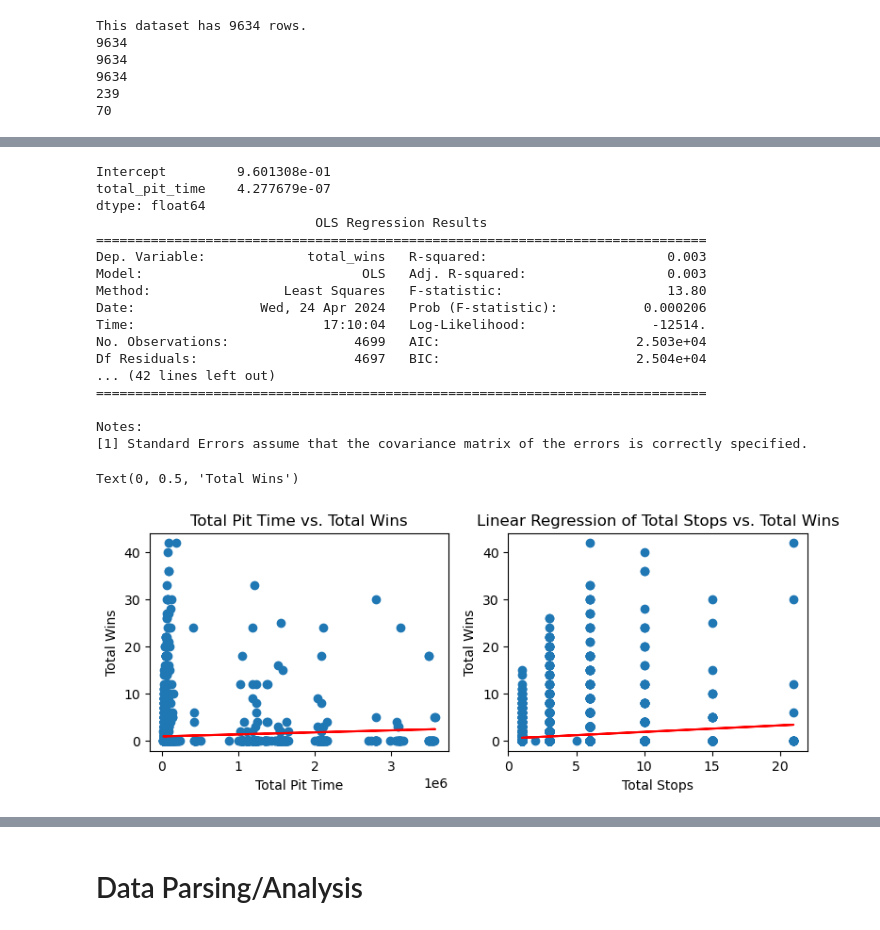
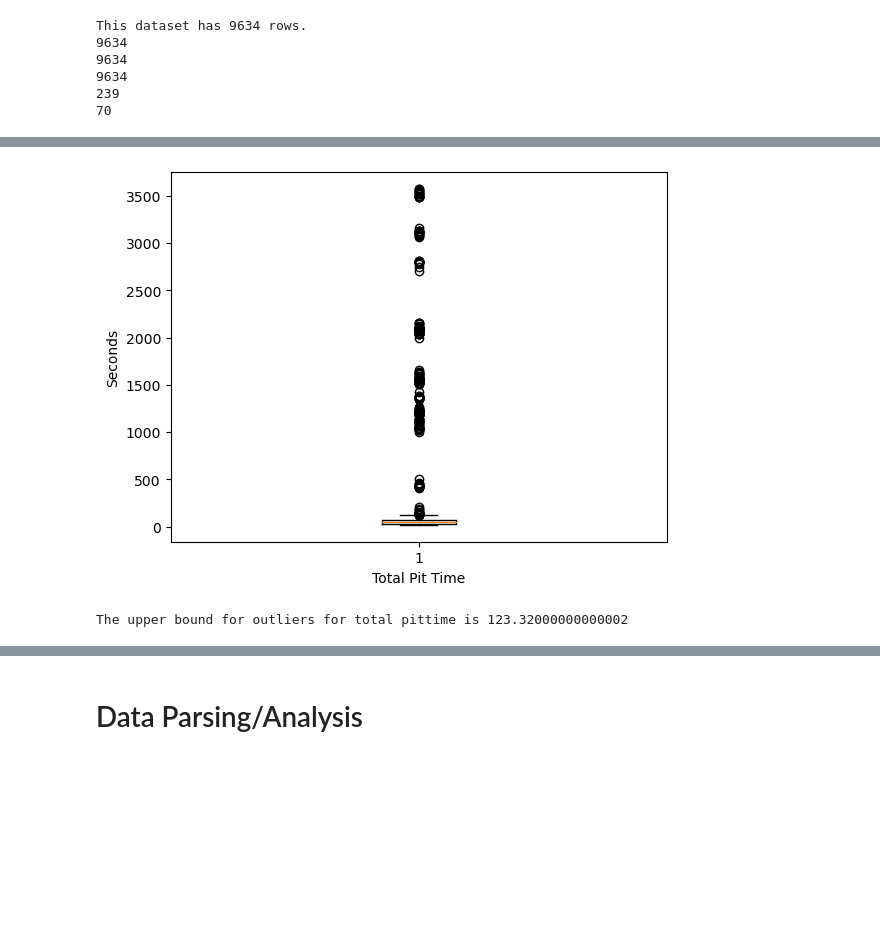
Before and after one commit to tdangi/qtm_final_project, a Jupyter notebook: qtm_moment.ipynb, the cells around one changed output, grey strips where cells are left out. Cells and saved outputs as stored; diff of their text form; code cells hidden in the pictures; blank space fills up the shorter version.

```diff
--- a/qtm_moment.ipynb
+++ b/qtm_moment.ipynb
@@ -254,55 +239,22 @@ NameError: name 'agg_table' is not defined
-# %%
-# Linear Regression 1: Total Pit Time and Total Wins with summary
-results_pit_time = smf.ols("total_wins ~ total_pit_time", data=agg_table).fit()
-print(results_pit_time.params)
-print(results_pit_time.summary())
-
-# Linear Regression 2: Total Stops and Total Wins with summary
-results_stops = smf.ols("total_wins ~ total_stops", data=agg_table).fit()
-print(results_stops.params)
-print(results_stops.summary())
-
-
-# Find line of best fit parameters for Regression 1
-m = results_pit_time.params["total_pit_time"]
-b = results_pit_time.params["Intercept"]
-
-# Find line of best fit parameters for Regression 2
-m1 = results_stops.params["total_stops"]
-b1 = results_stops.params["Intercept"]
-
-
-#Subplot of Linear Regression 1 and 2 Visualization
-fig, list_subfig = plt.subplots(1, 2, figsize = (9,3))
-
-list_subfig[0].scatter(agg_table["total_pit_time"], agg_table["total_wins"])
-list_subfig[0].plot(agg_table["total_pit_time"], m * agg_table["total_pit_time"] + b, color="red")
-list_subfig[0].set_title("Total Pit Time vs. Total Wins")
-list_subfig[0].set_xlabel("Total Pit Time")
-list_subfig[0].set_ylabel("Total Wins")
-
-list_subfig[1].scatter(agg_table["total_stops"], agg_table["total_wins"])
-list_subfig[1].plot(agg_table["total_stops"], m1 * agg_table["total_stops"] + b1, color="red")
-list_subfig[1].set_title("Linear Regression of Total Stops vs. Total Wins")
-list_subfig[1].set_xlabel("Total Stops")
-list_subfig[1].set_ylabel("Total Wins")
-# %% [output]
-Intercept         9.601308e-01
-total_pit_time    4.277679e-07
-dtype: float64
-                            OLS Regression Results
-==============================================================================
-Dep. Variable:             total_wins   R-squared:                       0.003
-Model:                            OLS   Adj. R-squared:                  0.003
-Method:                 Least Squares   F-statistic:                     13.80
-Date:                Wed, 24 Apr 2024   Prob (F-statistic):           0.000206
-Time:                        17:10:04   Log-Likelihood:                -12514.
-No. Observations:                4699   AIC:                         2.503e+04
-Df Residuals:                    4697   BIC:                         2.504e+04
-... (42 lines left out)
-==============================================================================
-
-Notes:
-[1] Standard Errors assume that the covariance matrix of the errors is correctly specified.
-Text(0, 0.5, 'Total Wins')
-[figure, removed]
+# %%
+#Rescale pittime and racetime from milliseconds to seconds
+agg_table["total_pittime_sec"] = agg_table["total_pittime"]/1000
+agg_table["total_racetime_sec"] = agg_table["total_racetime"]/1000
+
+# Dind outliers in total pit time and racetime with boxplots
+plt.boxplot(agg_table["total_pittime_sec"])
+plt.xlabel("Total Pit Time")
+plt.ylabel("Seconds")
+plt.show()
+
+#Calculate the 1st and 3rd Quartile of total pittime to find outliers for total pittime
+Q1 = np.percentile(agg_table["total_pittime_sec"], 25)
+Q3 = np.percentile(agg_table["total_pittime_sec"], 75)
+IQR = Q3 - Q1
+upperb = Q3 + 1.5 * IQR
+print("The upper bound for outliers for total pittime is " + str(upperb))
+
+# We can see the the data is very right skewed and there are a lot of outliers
+# %% [output]
+[figure, added]
+The upper bound for outliers for total pittime is 123.32000000000002
```
Also changed, not shown: parts of 7 cells of this notebook.
